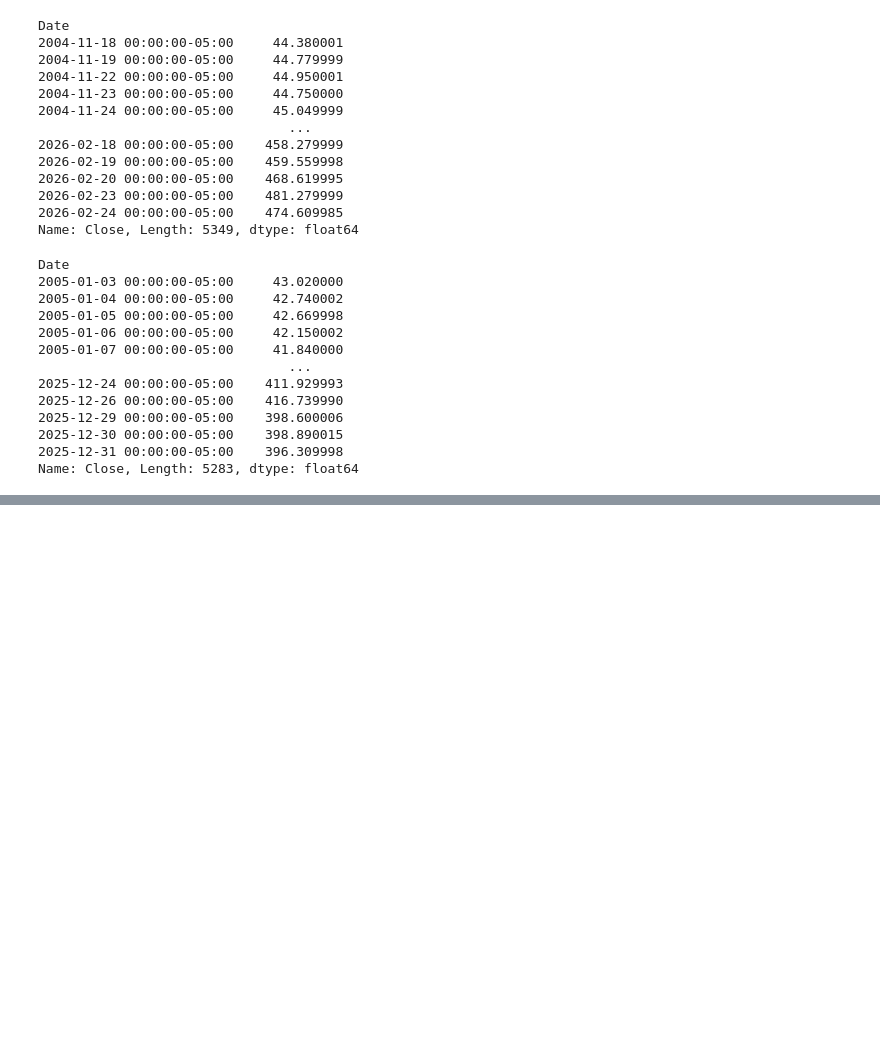
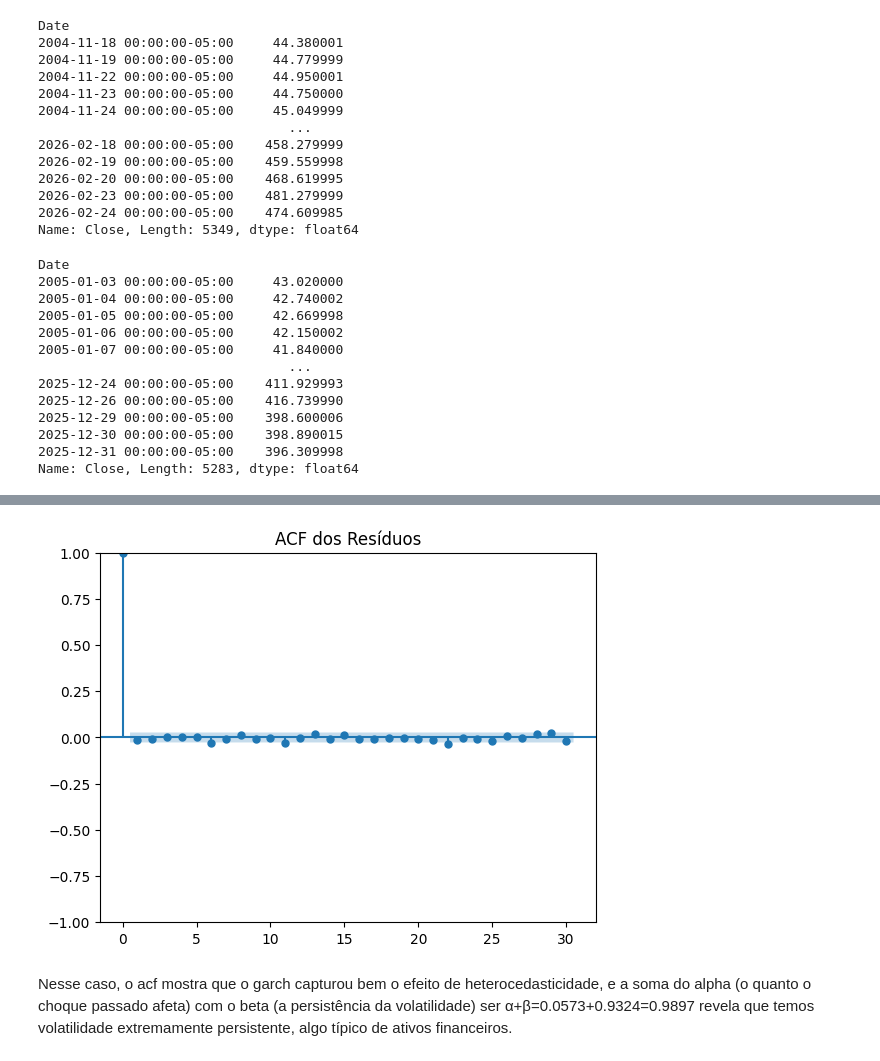
Before and after one commit to iagonmic/timeseries-econometrics-labs, a Jupyter notebook: questions/06_arch_garch.ipynb, the cells around one changed output, grey strips where cells are left out. Saved outputs shown, nothing was run; the diff lists cells and outputs as text; code cells hidden in the pictures; blank space fills up the shorter version.

```diff
--- a/questions/06_arch_garch.ipynb
+++ b/questions/06_arch_garch.ipynb
@@ -45,0 +236,10 @@ Name: Close, Length: 5283, dtype: float64
+# %%
+from statsmodels.graphics.tsaplots import plot_acf
+
+plot_acf(res.resid, lags=30)
+plt.title("ACF dos Resíduos")
+plt.show()
+# %% [output]
+[figure, added]
+# %% [markdown]
+Nesse caso, o acf mostra que o garch capturou bem o efeito de heterocedasticidade, e a soma do alpha (o quanto o choque passado afeta) com o beta (a persistência da volatilidade) ser α+β=0.0573+0.9324=0.9897 revela que temos volatilidade extremamente persistente, algo típico de ativos financeiros.
```
Also changed, not shown: parts of 11 cells of this notebook.
